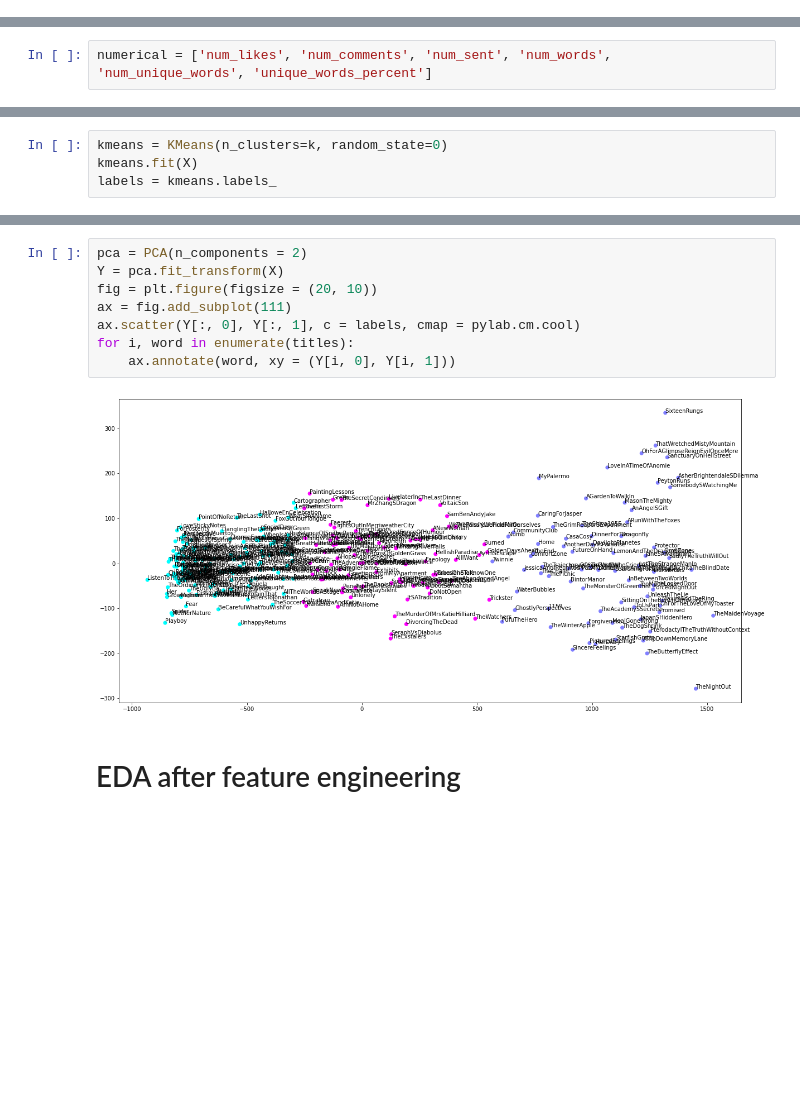
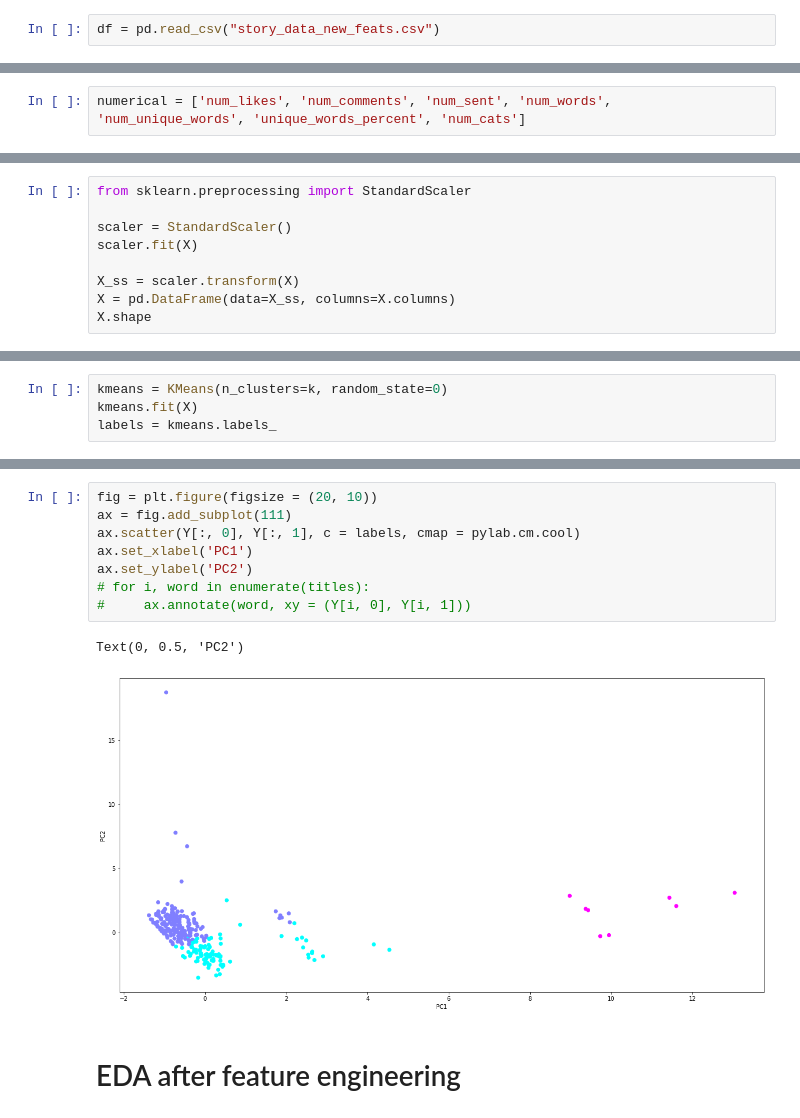
Before and after one commit to batyaamericus/OncUponTim, a Jupyter notebook: EDA.ipynb, the cells around one changed output, grey strips where cells are left out. Cells and saved outputs as stored; diff of their text form; blank space fills up the shorter version.

```diff
--- a/EDA.ipynb
+++ b/EDA.ipynb
@@ -17,3 +15,5 @@ df = pd.read_csv("drive/MyDrive/Final Project/story_data_new_feats.csv")
+# %%
+df = pd.read_csv("story_data_new_feats.csv")
 # %% [markdown]
 ## Light general exploration
 # %%
@@ -49,7 +49,7 @@ object     12
 float64     1
 dtype: int64
 # %%
-numerical = ['num_likes', 'num_comments', 'num_sent', 'num_words', 'num_unique_words', 'unique_words_percent']
+numerical = ['num_likes', 'num_comments', 'num_sent', 'num_words', 'num_unique_words', 'unique_words_percent', 'num_cats']
 # %%
 df[numerical].describe()
 # %% [output]
@@ -198,0 +207,9 @@ The shape of X is (300, 54)
+# %%
+from sklearn.preprocessing import StandardScaler
+
+scaler = StandardScaler()
+scaler.fit(X)
+
+X_ss = scaler.transform(X)
+X = pd.DataFrame(data=X_ss, columns=X.columns)
+X.shape
@@ -209,13 +246,14 @@ labels = kmeans.labels_
 # %%
-pca = PCA(n_components = 2)
-Y = pca.fit_transform(X)
 fig = plt.figure(figsize = (20, 10))
 ax = fig.add_subplot(111)
 ax.scatter(Y[:, 0], Y[:, 1], c = labels, cmap = pylab.cm.cool)
-for i, word in enumerate(titles):
-    ax.annotate(word, xy = (Y[i, 0], Y[i, 1]))
+ax.set_xlabel('PC1')
+ax.set_ylabel('PC2')
+# for i, word in enumerate(titles):
+#     ax.annotate(word, xy = (Y[i, 0], Y[i, 1]))
 # %% [output]
+Text(0, 0.5, 'PC2')
-[figure, old version]
+[figure, new version]
 # %% [markdown]
 # EDA after feature engineering
 # %% [markdown]
```
Also changed, not shown: parts of 17 cells of this notebook.
